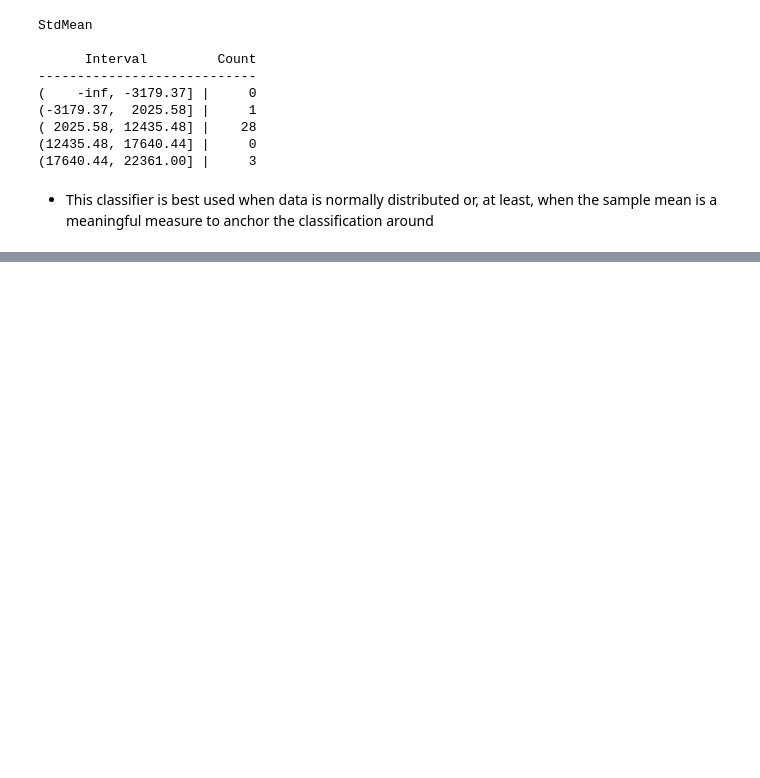
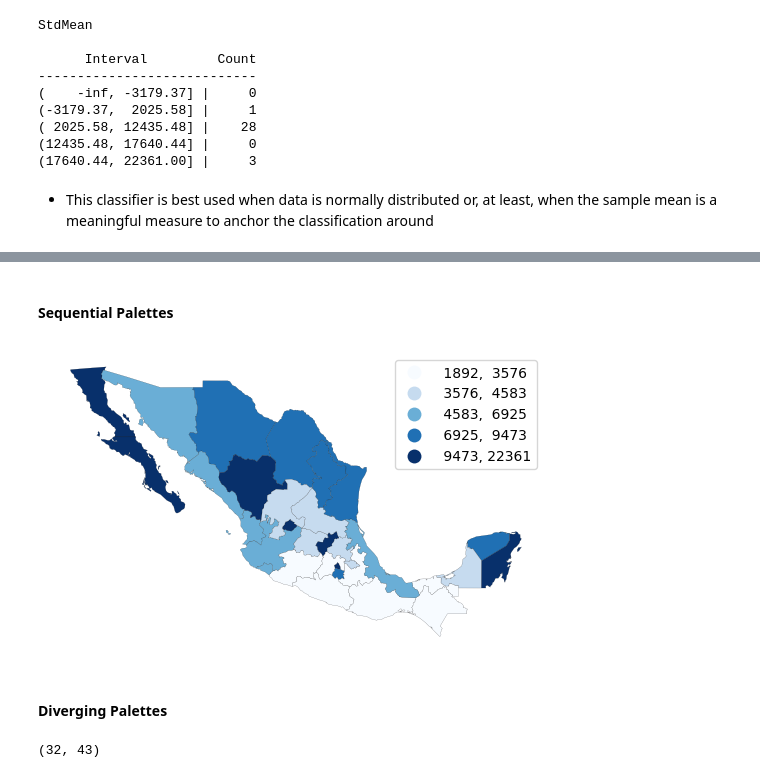
Before and after one commit to Maras13/geographic_data_science, a Jupyter notebook: Spatial_Data_Analysis.ipynb, the cells around one changed output, grey strips where cells are left out. Cells and saved outputs as stored; diff of their text form; code cells hidden in the pictures; blank space fills up the shorter version.

```diff
--- a/Spatial_Data_Analysis.ipynb
+++ b/Spatial_Data_Analysis.ipynb
@@ -152,0 +371,24 @@ StdMean
+# %% [markdown]
+#### Sequential Palettes
+# %%
+ax = mx.plot(
+    column="PCGDP1940",  # Data to plot
+    scheme="Quantiles",  # Classification scheme
+    cmap="Blues",  # Color palette
+
+    linewidth=0.1,# Borderline width
+    edgecolor="k",     # Borderline color
+    legend=True,  # Add legend
+    legend_kwds={
+        "fmt": "{:.0f}"
+    },  # Remove decimals in legend (for legibility)
+)
+ax.set_axis_off();
+# %% [output]
+[figure, added]
+# %% [markdown]
+#### Diverging Palettes
+# %%
+mx.shape
+# %% [output]
+(32, 43)
```
Also changed, not shown: parts of 42 cells of this notebook, 1 other file.
